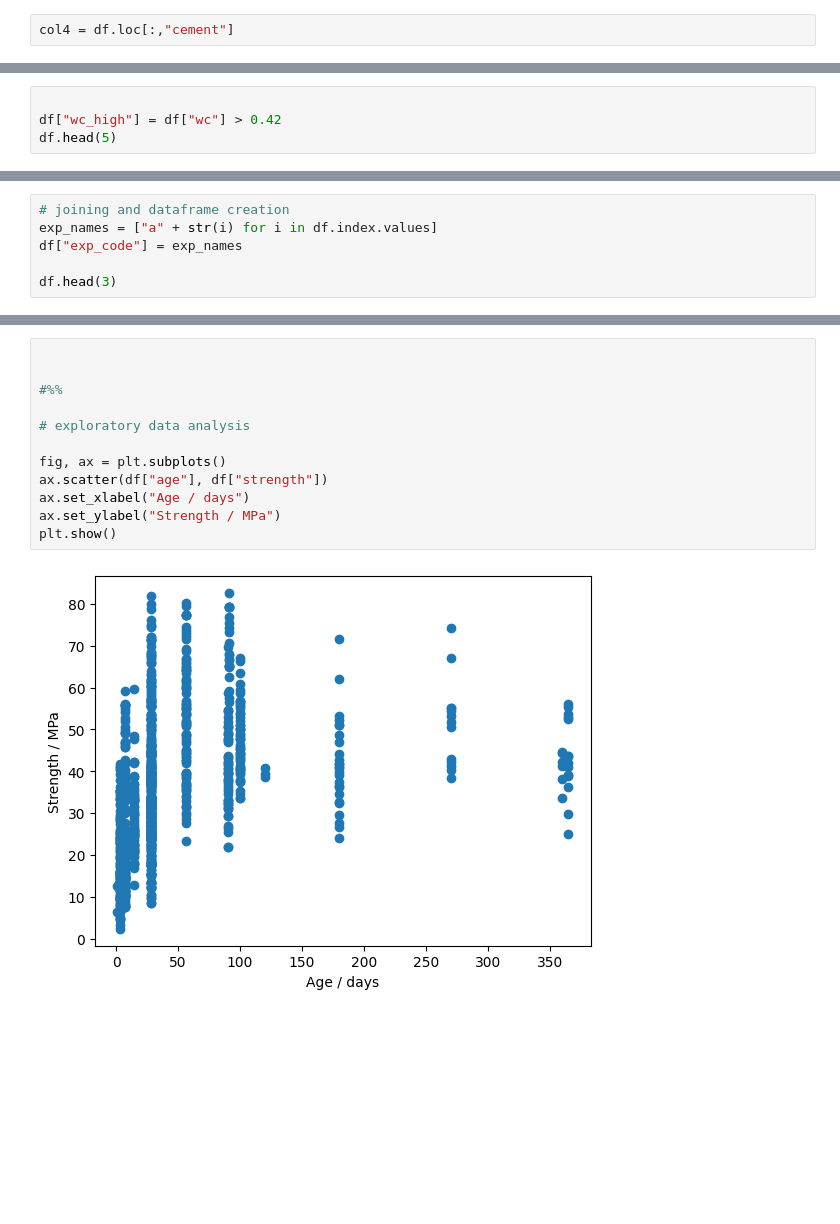
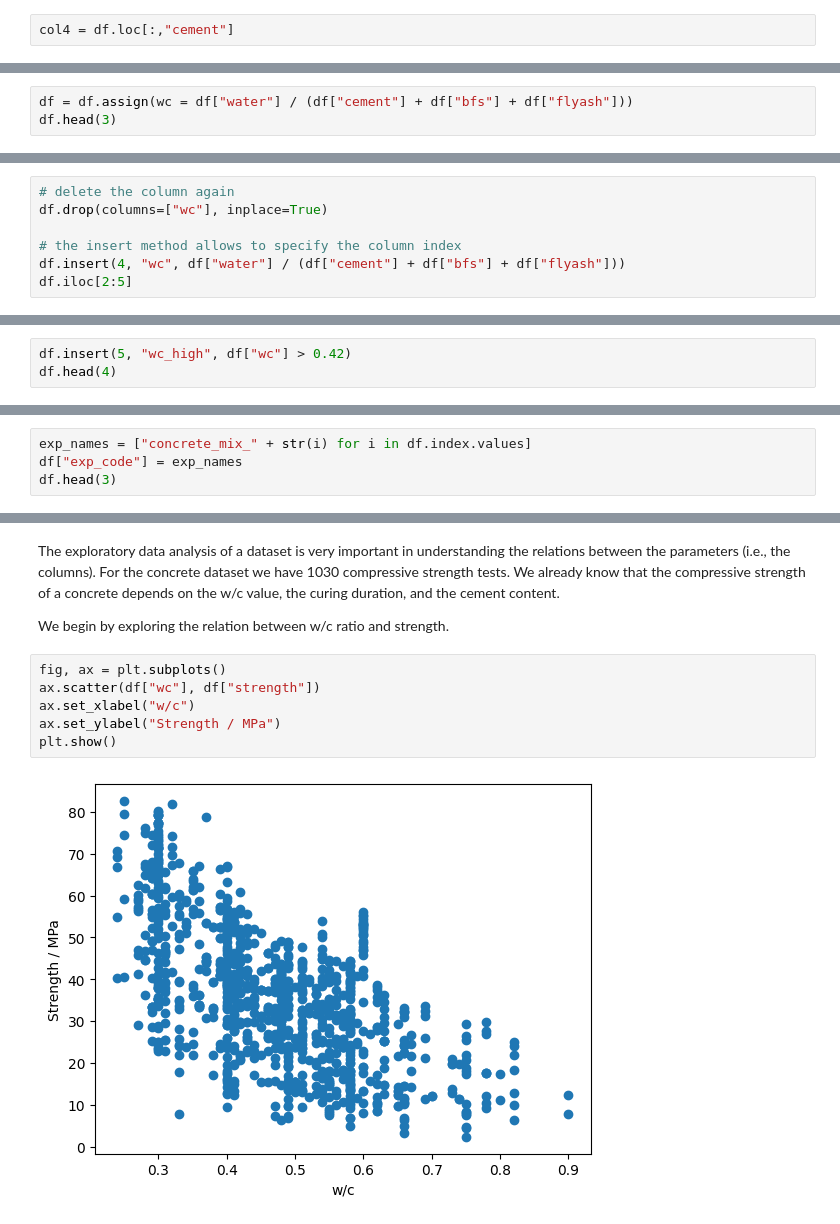
Before and after one commit to tgaedt/workshop_uv, a Jupyter notebook: notebooks/1_pandas_demo.ipynb, the cells around one changed output, grey strips where cells are left out. Drawn from its saved outputs; the diff is of its cells as text; blank space fills up the shorter version.

```diff
--- a/notebooks/1_pandas_demo.ipynb
+++ b/notebooks/1_pandas_demo.ipynb
@@ -109,0 +103,3 @@ df.head(5)
+# %%
+df = df.assign(wc = df["water"] / (df["cement"] + df["bfs"] + df["flyash"]))
+df.head(3)
@@ -109,0 +111,7 @@ df.head(5)
+# %%
+# delete the column again
+df.drop(columns=["wc"], inplace=True)
+
+# the insert method allows to specify the column index
+df.insert(4, "wc", df["water"] / (df["cement"] + df["bfs"] + df["flyash"]))
+df.iloc[2:5]
@@ -110,5 +152,4 @@ df.head(5)
 # %%
-
-df["wc_high"] = df["wc"] > 0.42
-df.head(5)
+df.insert(5, "wc_high", df["wc"] > 0.42)
+df.head(4)
 # %% [output]
@@ -169,7 +302,5 @@ df_high.head(3)
 # %%
-# joining and dataframe creation
-exp_names = ["a" + str(i) for i in df.index.values]
+exp_names = ["concrete_mix_" + str(i) for i in df.index.values]
 df["exp_code"] = exp_names
-
 df.head(3)
 # %% [output]
@@ -206,14 +335,12 @@ df_joined.head(3)
+# %% [markdown]
+The exploratory data analysis of a dataset is very important in understanding the relations between the parameters (i.e., the columns). For the concrete dataset we have 1030 compressive strength tests. We already know that the compressive strength of a concrete depends on the w/c value, the curing duration, and the cement content.
+
+We begin by exploring the relation between w/c ratio and strength.
 # %%
-
-
-#%%
-
-# exploratory data analysis
-
 fig, ax = plt.subplots()
-ax.scatter(df["age"], df["strength"])
-ax.set_xlabel("Age / days")
+ax.scatter(df["wc"], df["strength"])
+ax.set_xlabel("w/c")
 ax.set_ylabel("Strength / MPa")
 plt.show()
 # %% [output]
-[figure, old version]
+[figure, new version]
```
Also changed, not shown: parts of 58 cells of this notebook.
